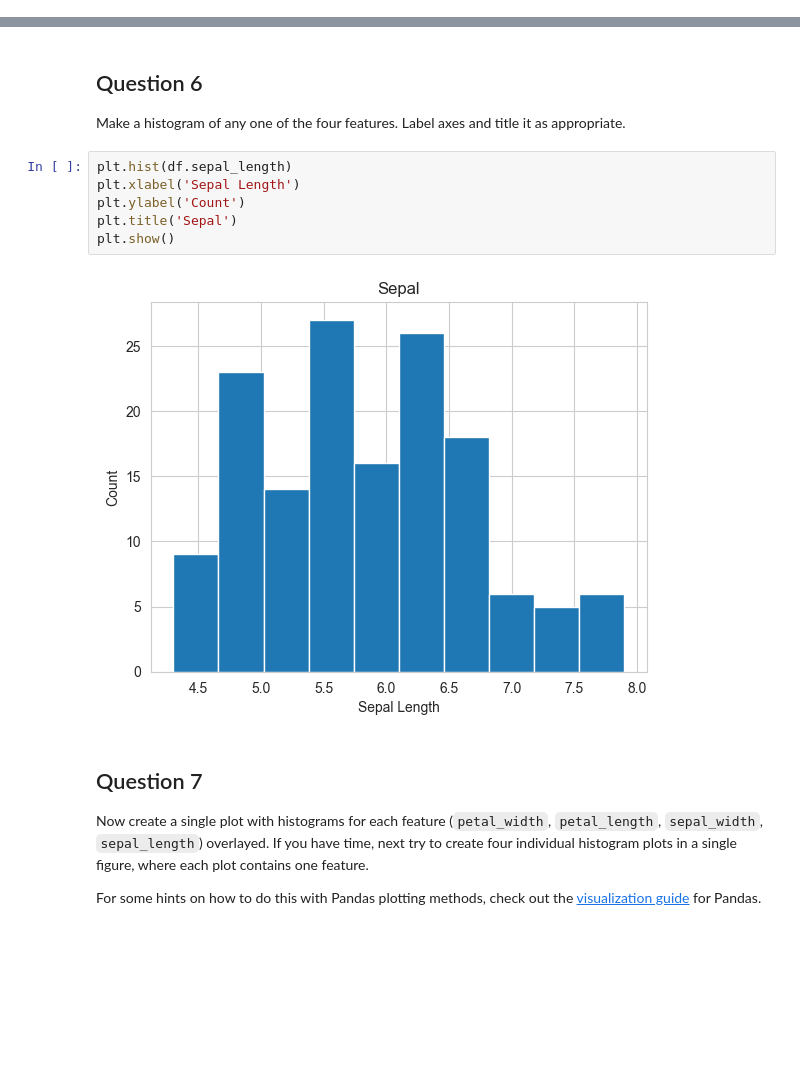
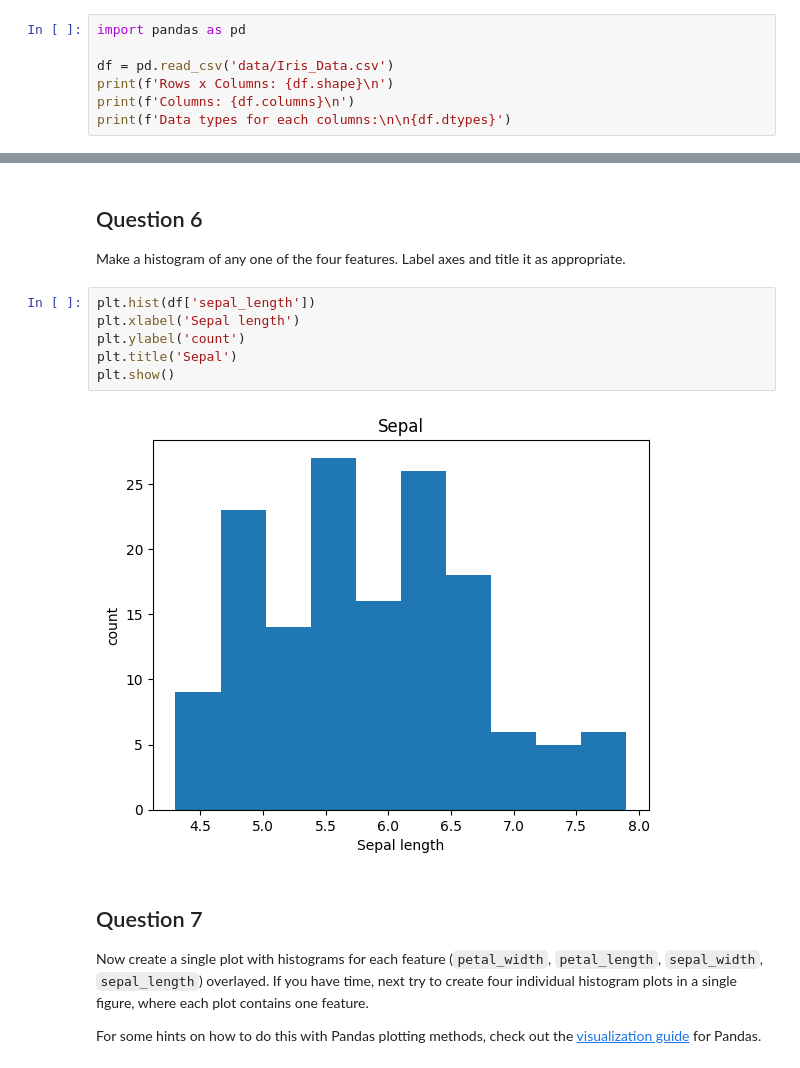
Before and after one commit to Sourav459000/MLLab-2023-24, a Jupyter notebook: Assignment 1/Introduction_to_Machine_Learning_and_Toolkit.ipynb, the cells around one changed output, grey strips where cells are left out. Cells and saved outputs as stored; diff of their text form; blank space fills up the shorter version.

```diff
--- a/Assignment 1/Introduction_to_Machine_Learning_and_Toolkit.ipynb
+++ b/Assignment 1/Introduction_to_Machine_Learning_and_Toolkit.ipynb
@@ -95,0 +97,7 @@ df
+# %%
+import pandas as pd
+
+df = pd.read_csv('data/Iris_Data.csv')
+print(f'Rows x Columns: {df.shape}\n')
+print(f'Columns: {df.columns}\n')
+print(f'Data types for each columns:\n\n{df.dtypes}')
@@ -224,13 +228,13 @@ plt.show()
 
 Make a histogram of any one of the four features. Label axes and title it as appropriate.
 # %%
-plt.hist(df.sepal_length)
-plt.xlabel('Sepal Length')
-plt.ylabel('Count')
+plt.hist(df['sepal_length'])
+plt.xlabel('Sepal length')
+plt.ylabel('count')
 plt.title('Sepal')
 plt.show()
 # %% [output]
-[figure, old version]
+[figure, new version]
 # %% [markdown]
 ## Question 7
 
```
Also changed, not shown: parts of 15 cells of this notebook.
